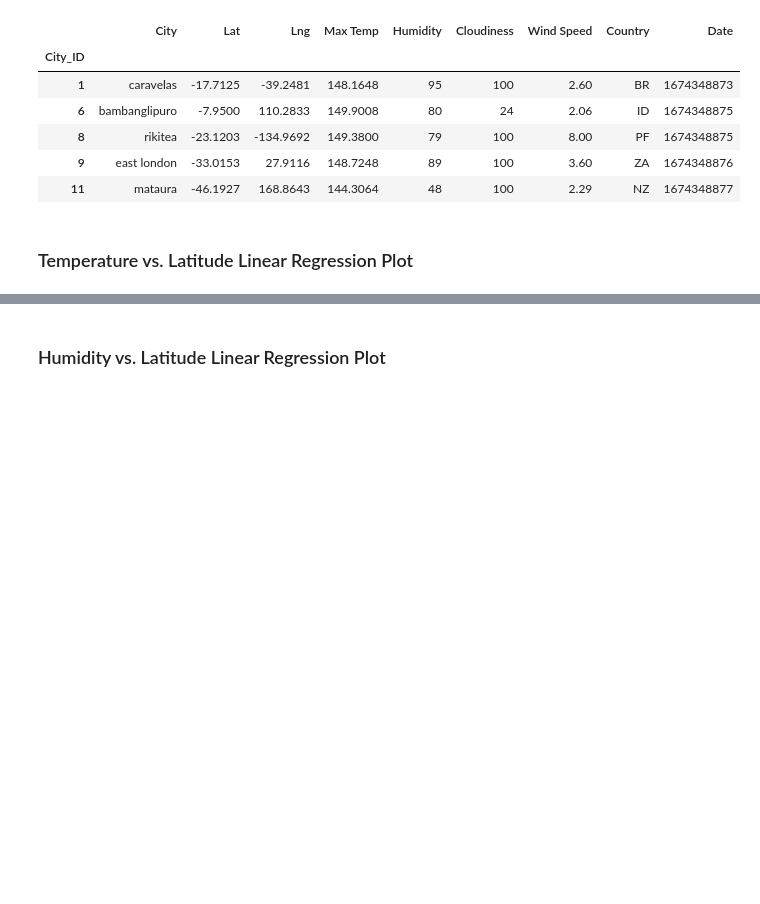
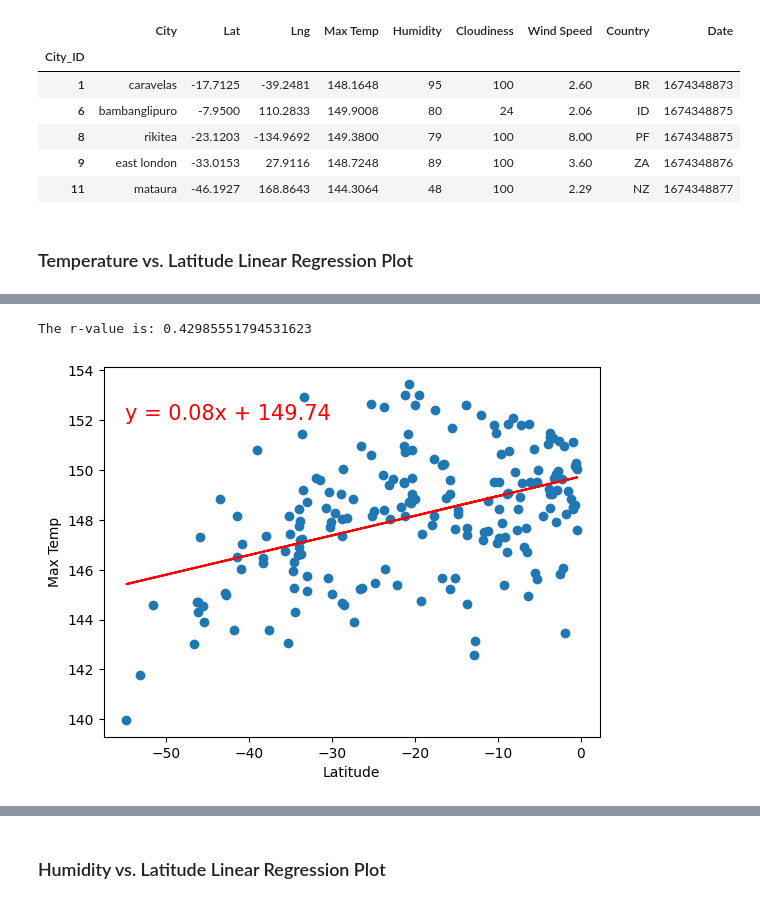
Before and after one commit to joelpangilinan/python-api-challenge, a Jupyter notebook: challenge-assignment/WeatherPy-Copy1.ipynb, the cells around one changed output, grey strips where cells are left out. Saved outputs shown, nothing was run; the diff lists cells and outputs as text; code cells hidden in the pictures; blank space fills up the shorter version.

```diff
--- a/challenge-assignment/WeatherPy-Copy1.ipynb
+++ b/challenge-assignment/WeatherPy-Copy1.ipynb
@@ -373,14 +373,20 @@ The r-value is: PearsonRResult(statistic=-0.8294931815632774, pvalue=3.451453847
 # %%
-# Calculate the correlation coefficient
-#correlation = st.pearsonr(mouse_weight, average_tumor_volume)
-#correlation
-#(slope, intercept, rvalue, pvalue, stderr) = linregress(mouse_weight, average_tumor_volume)
-#regress_values = mouse_weight * slope + intercept
-#line_eq = "y = " + str(round(slope,2)) + "x + " + str(round(intercept,2))
+# Linear regression on Southern Hemisphere
+(slope, intercept, rvalue, pvalue, stderr) = linregress(southern_hemi_df["Lat"], southern_hemi_df["Max Temp"])
+regress_values = southern_hemi_df["Lat"] * slope + intercept
+line_eq_southern = "y = " + str(round(slope,2)) + "x + " + str(round(intercept,2))
+
+# Determine the correlation
+correlation_southern = st.pearsonr(southern_hemi_df["Lat"], southern_hemi_df["Max Temp"])
+
 # Create the plot
-#plt.xlabel("Weight (g)")
-#plt.ylabel("Average Tumor Volume (mm3)")
-#plt.scatter(mouse_weight, average_tumor_volume)
-#plt.plot(mouse_weight,regress_values,"r-")
-#print(f"The correlation between mouse weight and the average tumor volume is {round(correlation[0],2)}")
-#plt.show()
+plt.xlabel("Latitude")
+plt.ylabel("Max Temp")
+plt.annotate(line_eq_southern,(-55,152),fontsize=15,color="red")
+plt.scatter(southern_hemi_df["Lat"], southern_hemi_df["Max Temp"])
+plt.plot(southern_hemi_df["Lat"],regress_values,"r-")
+print(f"The r-value is: {correlation_southern[0]}")
+plt.show()
+# %% [output]
+The r-value is: 0.42985551794531623
+[figure, added]
```
Also changed, not shown: parts of 6 cells of this notebook.
